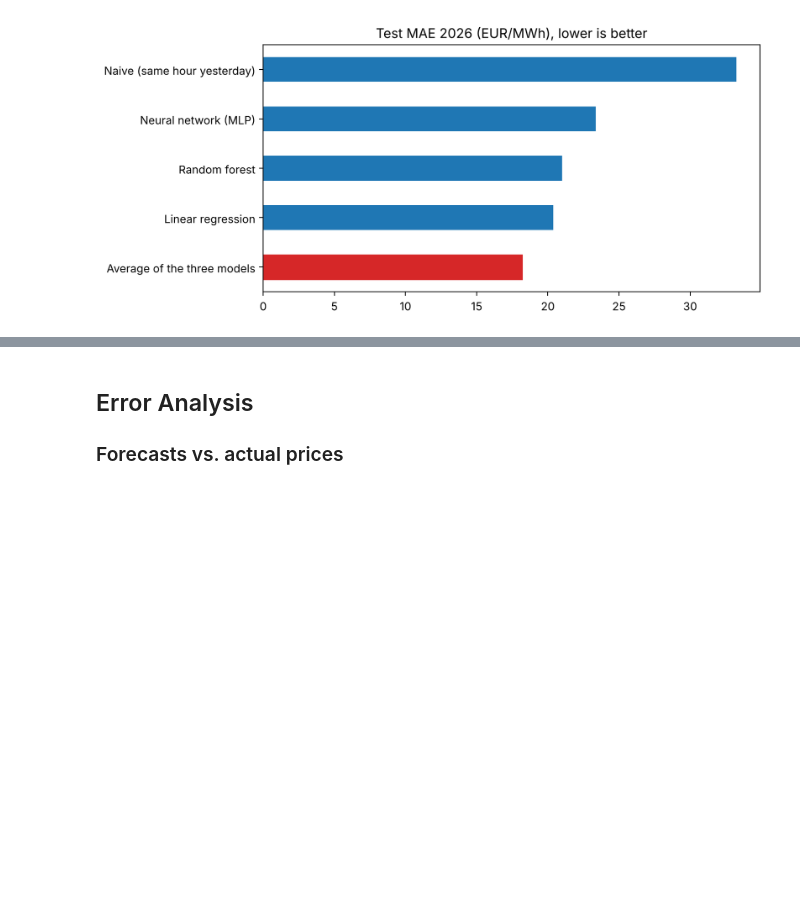
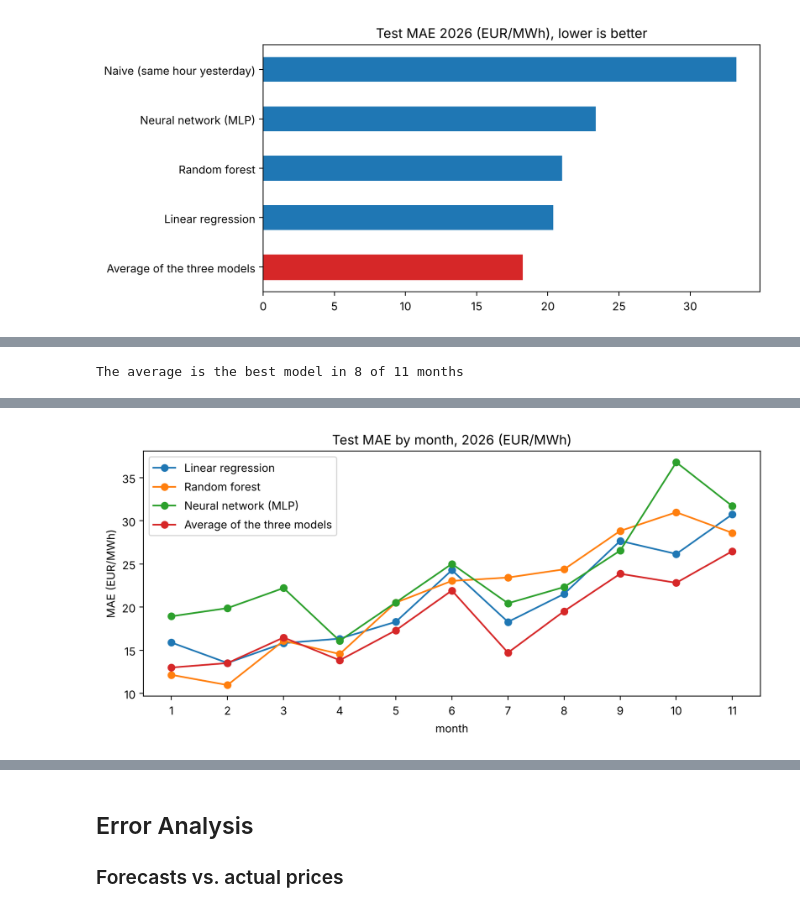
Before and after one commit to greenmario2099/pds-electricity-price-forecasting, a Jupyter notebook: notebooks/02_Price_Forecasting_Models.ipynb, the cells around one changed output, grey strips where cells are left out. Saved outputs shown, nothing was run; the diff lists cells and outputs as text; code cells hidden in the pictures; blank space fills up the shorter version.

```diff
--- a/notebooks/02_Price_Forecasting_Models.ipynb
+++ b/notebooks/02_Price_Forecasting_Models.ipynb
@@ -318,0 +341,22 @@ The final model is more accurate than the naive forecast on 79% of the 321 test
+# %%
+monthly = test_preds.sub(test_y, axis=0).abs().groupby(test_y.index.month).mean()
+monthly.index.name = 'month'
+best = monthly.idxmin(axis=1)
+print('The average is the best model in', (best == final_model_name).sum(), 'of', len(monthly), 'months')
+
+ax = monthly[list(models) + [final_model_name]].plot(marker='o', figsize=(10, 4), title='Test MAE by month, 2026 (EUR/MWh)')
+ax.set_xticks(range(1, 12))
+ax.set_ylabel('MAE (EUR/MWh)')
+
+above_training = []
+for month in test_months:
+    in_month = test.index.strftime('%Y-%m') == str(month)
+    start = test.index[in_month][0]
+    window = features[(features.index < start) & (features.index >= start - pd.Timedelta(days=730))]
+    above_training.append((test.loc[in_month, 'mean_30d'] > window['mean_30d'].max()).mean() * 100)
+
+monthly.insert(0, 'mean price', test_y.groupby(test_y.index.month).mean())
+monthly.insert(1, 'price level above training (% of hours)', above_training)
+monthly.round(1)
+# %% [output]
+The average is the best model in 8 of 11 months
@@ -318,0 +376 @@ The final model is more accurate than the naive forecast on 79% of the 321 test
+[figure, added]
```
Also changed, not shown: parts of 14 cells of this notebook, 21 other files.
